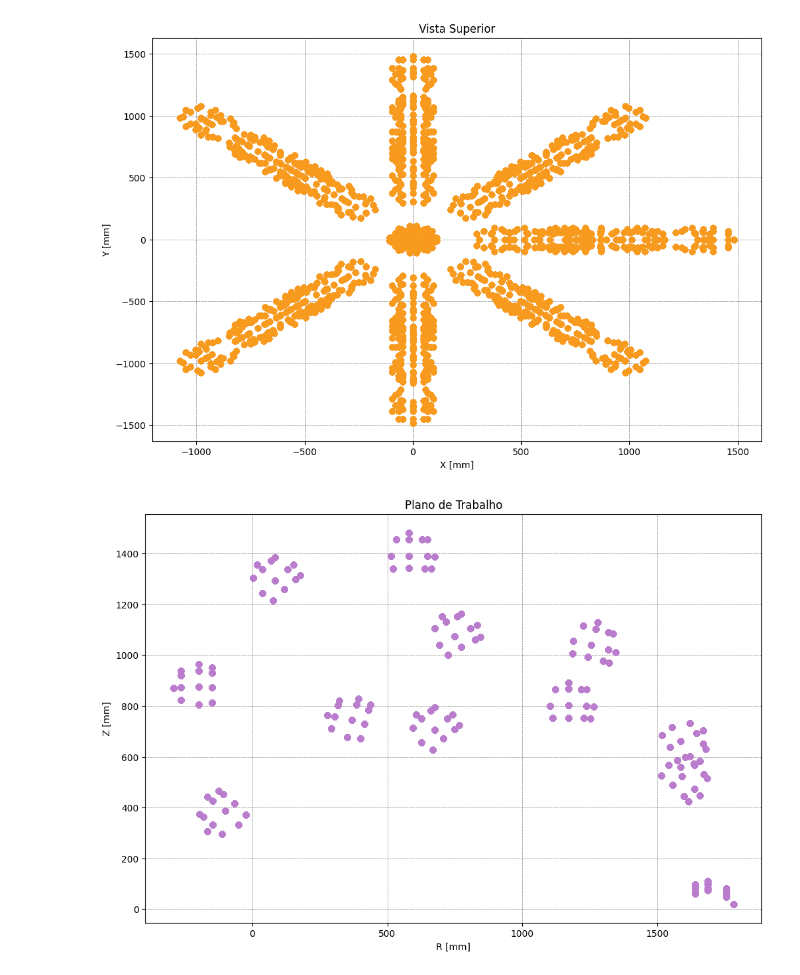
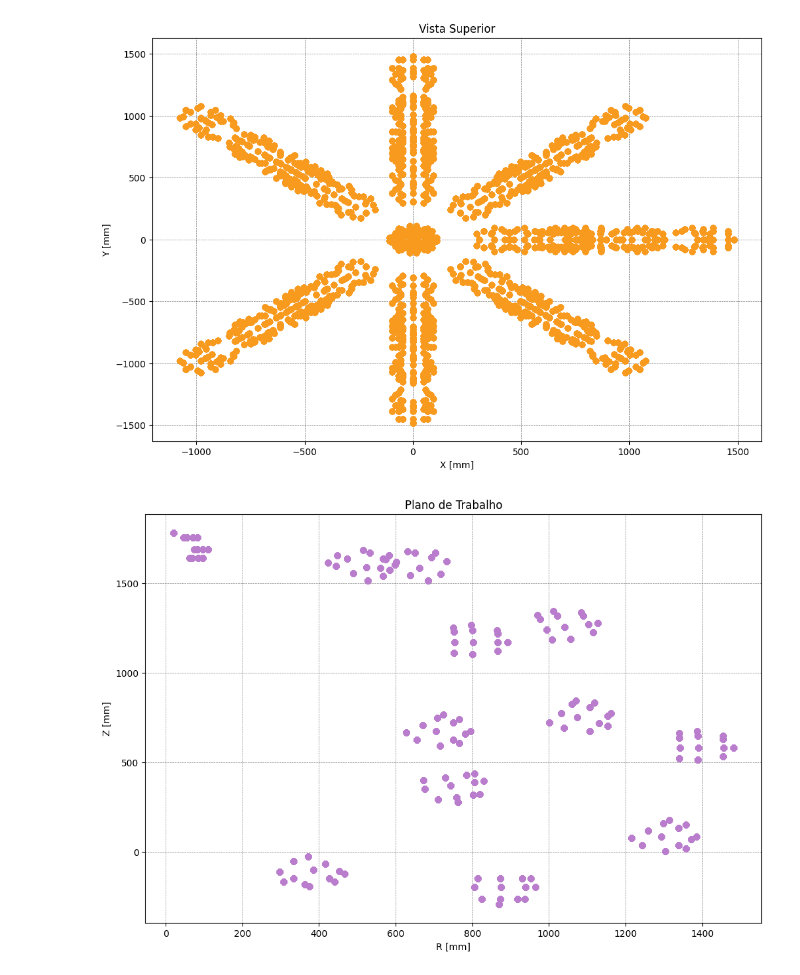
Before and after one commit to ErickNMA/Robotics, a Jupyter notebook: Inverse Kinematics/Comau Smart5 SiX/validation.ipynb, the cells around one changed output. Cells and saved outputs as stored; diff of their text form; code cells hidden in the pictures.

```diff
--- a/Inverse Kinematics/Comau Smart5 SiX/validation.ipynb
+++ b/Inverse Kinematics/Comau Smart5 SiX/validation.ipynb
@@ -182,10 +164,10 @@ plt.show()
 # %%
 plt.rcParams['figure.figsize'] = (12, 8)
 plt.figure()
 plt.title('Plano de Trabalho')
-plt.scatter(z, np.sqrt(np.pow(x,2)+np.pow(y,2)), color='C5')
+plt.scatter(np.sqrt(np.pow(x,2)+np.pow(y,2)), z, color='C5')
 plt.ylabel('Z [mm]')
 plt.xlabel('R [mm]')
 plt.show()
 # %% [output]
-[figure, old version]
+[figure, new version]
```
Also changed, not shown: parts of 1 cell of this notebook.
